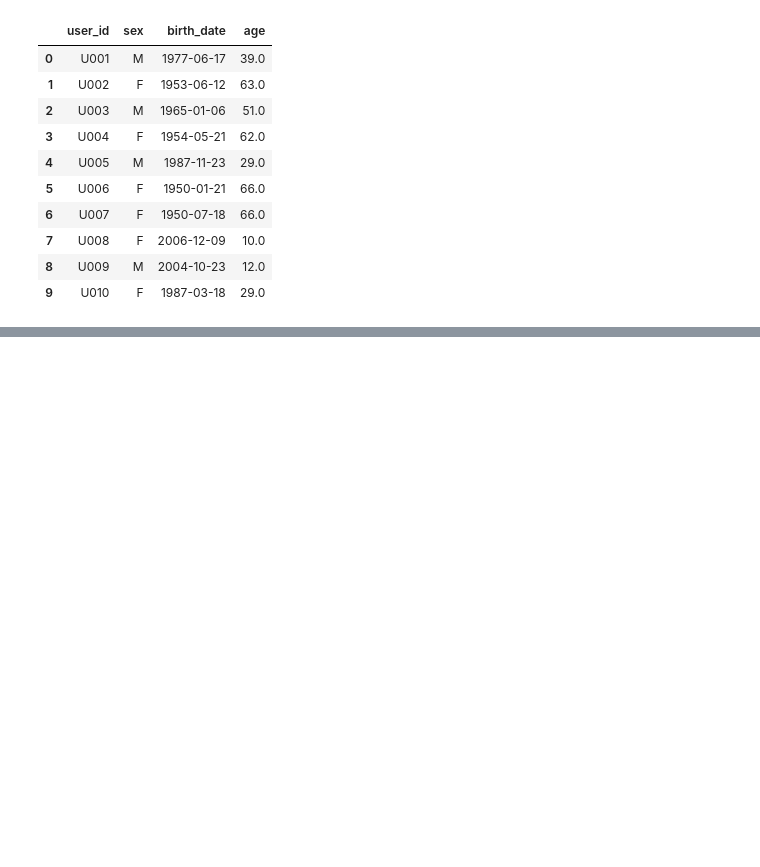
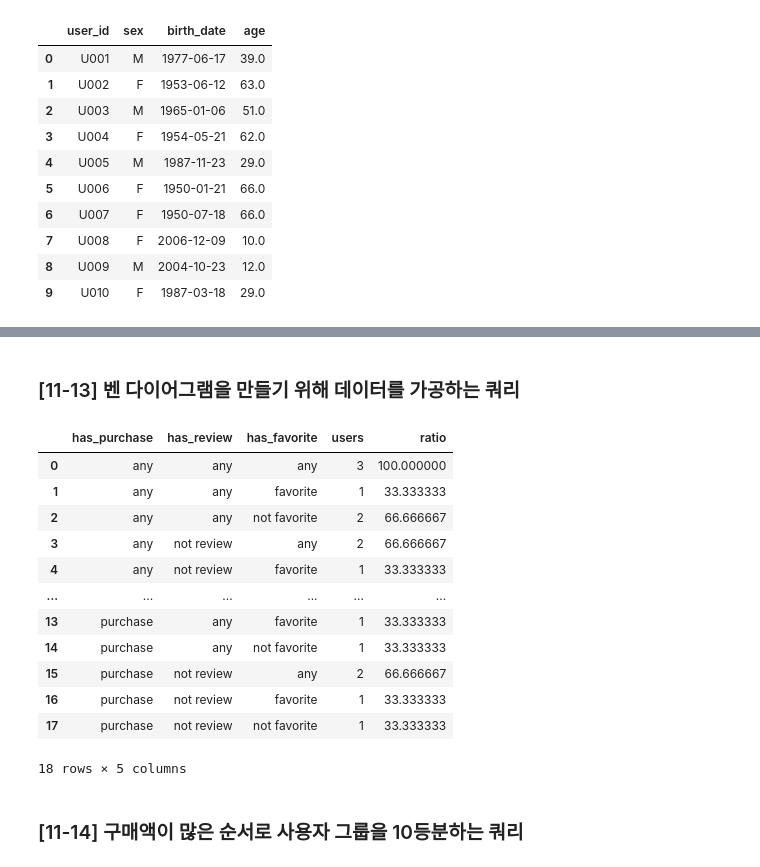
Before and after one commit to mittwoch09/Today-I-Learned, a Jupyter notebook: DataAnalysis/data_extraction_to_understand_users.ipynb, the cells around one changed output, grey strips where cells are left out. Cells and saved outputs as stored; diff of their text form; code cells hidden in the pictures; blank space fills up the shorter version.

Commit message:
Data Extraction to Understand Users

```diff
--- a/DataAnalysis/data_extraction_to_understand_users.ipynb
+++ b/DataAnalysis/data_extraction_to_understand_users.ipynb
@@ -456,0 +624,76 @@ select(query_118)
+# %% [markdown]
+### [11-13] 벤 다이어그램을 만들기 위해 데이터를 가공하는 쿼리
+# %%
+query_1113 = """
+        WITH
+        user_action_flag AS(
+         -- 사용자가 액션을 했으면 1, 안 했으면 0으로 플래그 붙이기
+         SELECT
+            user_id
+          , SIGN(SUM(CASE WHEN action = 'purchase' THEN 1 ELSE 0 END)) AS has_purchase
+          , SIGN(SUM(CASE WHEN action = 'review' THEN 1 ELSE 0 END)) AS has_review
+          , SIGN(SUM(CASE WHEN action = 'favorite' THEN 1 ELSE 0 END)) AS has_favorite
+         FROM
+            action_log
+         GROUP BY
+            user_id
+        )
+        , action_venn_diagram AS (
+          SELECT
+             has_purchase
+           , has_review
+           , has_favorite
+           , COUNT(*) AS users
+          FROM
+             user_action_flag
+          GROUP BY
+             -- CUBE를 사용해서 모든 액션 조합 구하기
+             CUBE(has_purchase, has_review, has_favorite)
+        )
+        SELECT
+           -- 0, 1 플래그를 문자열을 가공하기
+           CASE has_purchase
+            WHEN 1 THEN 'purchase' WHEN 0 THEN 'not purchase' ELSE 'any'
+           END AS has_purchase
+         , CASE has_review
+            WHEN 1 THEN 'review' WHEN 0 THEN 'not review' ELSE 'any'
+           END AS has_review
+         , CASE has_favorite
+            WHEN 1 THEN 'favorite' WHEN 0 THEN 'not favorite' ELSE 'any'
+           END AS has_favorite
+         , users
+           -- 전체 사용자 수를 기반으로 비율 구하기
+         , 100.0 * users
+           / NULLIF(
+              -- 모든 액션이 NULL인 사용자 수가 전체 사용자 수를 나타내므로
+              -- 해당 레코드의 사용자 수를 Window 함수로 구하기
+              SUM(CASE WHEN has_purchase IS NULL
+                        AND has_review IS NULL
+                        AND has_favorite IS NULL
+                       THEN users ELSE 0 END) OVER()
+             , 0)
+           AS ratio
+        FROM
+           action_venn_diagram
+        ORDER BY
+           has_purchase, has_review, has_favorite
+        ;
+        """
+
+select(query_1113)
+# %% [output]
+|  | has_purchase | has_review | has_favorite | users | ratio |
+| 0 | any | any | any | 3 | 100.000000 |
+| 1 | any | any | favorite | 1 | 33.333333 |
+| 2 | any | any | not favorite | 2 | 66.666667 |
+| 3 | any | not review | any | 2 | 66.666667 |
+| 4 | any | not review | favorite | 1 | 33.333333 |
+| ... | ... | ... | ... | ... | ... |
+| 13 | purchase | any | favorite | 1 | 33.333333 |
+| 14 | purchase | any | not favorite | 1 | 33.333333 |
+| 15 | purchase | not review | any | 2 | 66.666667 |
+| 16 | purchase | not review | favorite | 1 | 33.333333 |
+| 17 | purchase | not review | not favorite | 1 | 33.333333 |
+18 rows × 5 columns
+# %% [markdown]
+### [11-14] 구매액이 많은 순서로 사용자 그룹을 10등분하는 쿼리
```
Also changed, not shown: parts of 41 cells of this notebook.
